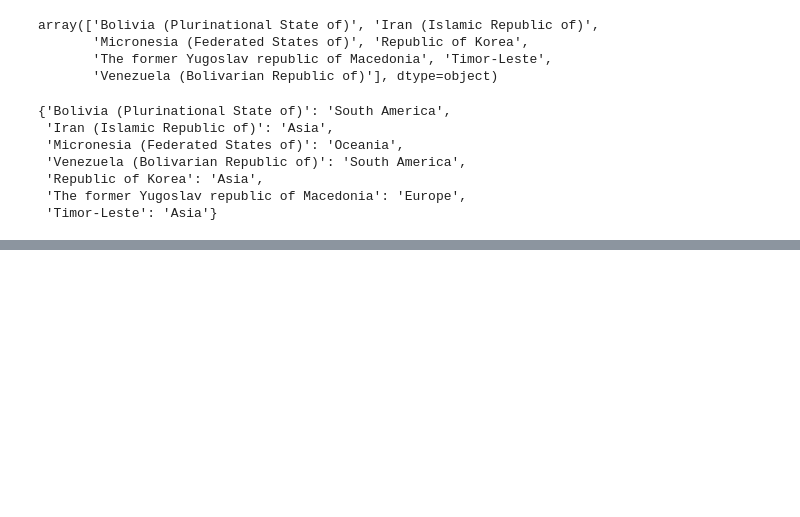
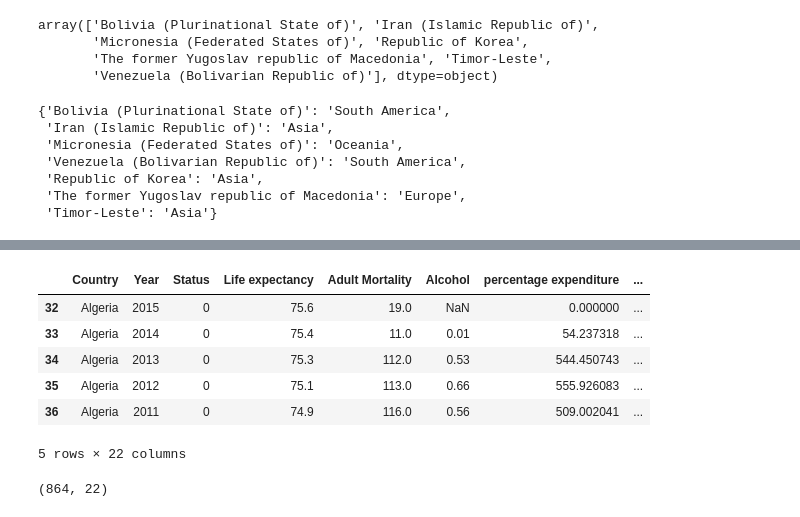
Before and after one commit to EDA-writing/Team-Clover-EDA, a Jupyter notebook: eda.ipynb, the cells around one changed output, grey strips where cells are left out. Saved outputs shown, nothing was run; the diff lists cells and outputs as text; code cells hidden in the pictures; blank space fills up the shorter version.

```diff
--- a/eda.ipynb
+++ b/eda.ipynb
@@ -287,0 +303,15 @@ df[df.Continent.isna()]
+# %%
+africa_df = df[df.Continent=='Africa']
+africa_df.head()
+# %% [output]
+|  | Country | Year | Status | Life expectancy | Adult Mortality | Alcohol | percentage expenditure | ... |
+| 32 | Algeria | 2015 | 0 | 75.6 | 19.0 | NaN | 0.000000 | ... |
+| 33 | Algeria | 2014 | 0 | 75.4 | 11.0 | 0.01 | 54.237318 | ... |
+| 34 | Algeria | 2013 | 0 | 75.3 | 112.0 | 0.53 | 544.450743 | ... |
+| 35 | Algeria | 2012 | 0 | 75.1 | 113.0 | 0.66 | 555.926083 | ... |
+| 36 | Algeria | 2011 | 0 | 74.9 | 116.0 | 0.56 | 509.002041 | ... |
+5 rows × 22 columns
+# %%
+africa_df.shape
+# %% [output]
+(864, 22)
```
Also changed, not shown: parts of 14 cells of this notebook.
